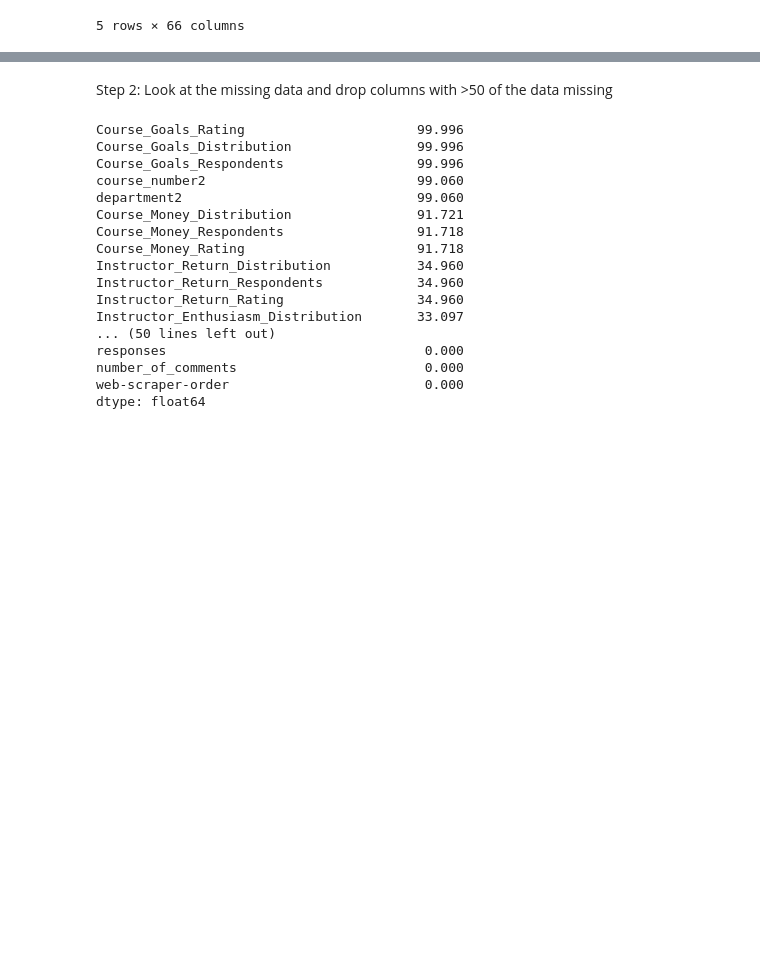
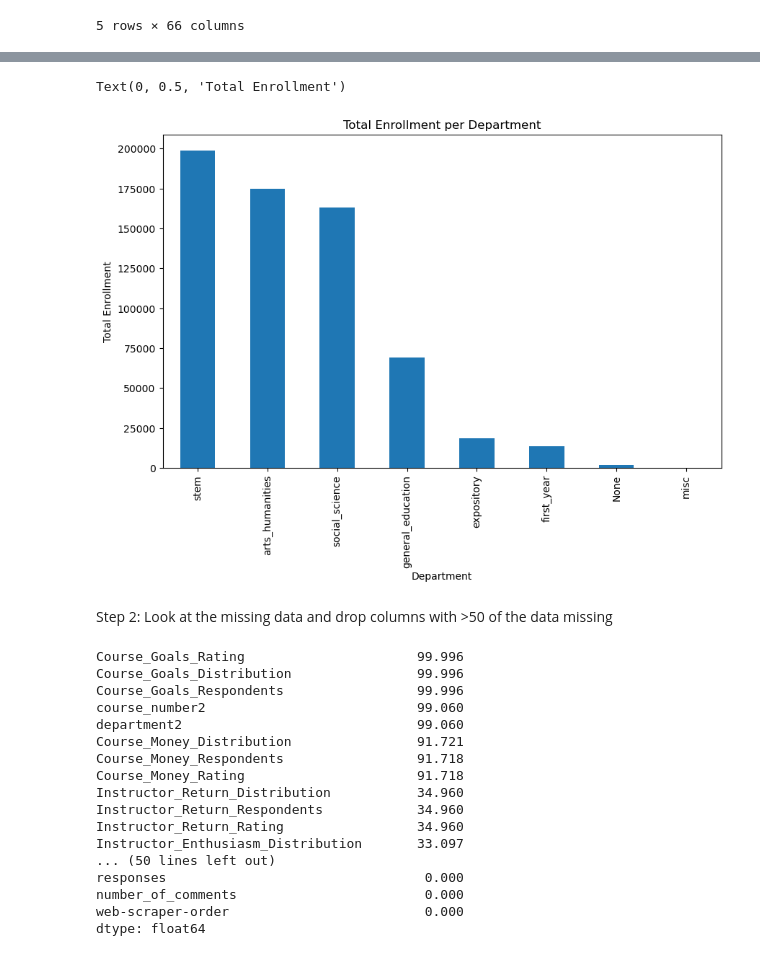
Before and after one commit to MattHAndrews/cs109a_final_project, a Jupyter notebook: Project.ipynb, the cells around one changed output, grey strips where cells are left out. Drawn from its saved outputs; the diff is of its cells as text; code cells hidden in the pictures; blank space fills up the shorter version.

```diff
--- a/Project.ipynb
+++ b/Project.ipynb
@@ -296,3 +324,16 @@ Step 1: Unravel the distributions
+# %%
+total_enrollment = df_copy.groupby('department')['enrollment'].sum().sort_values(ascending=False)
+
+# Plotting the total enrollment per department as a bar chart
+total_enrollment.plot(kind='bar', figsize=(10, 6))
+
+# Adding title and labels
+plt.title('Total Enrollment per Department')
+plt.xlabel('Department')
+plt.ylabel('Total Enrollment')
+# %% [output]
+Text(0, 0.5, 'Total Enrollment')
+[figure, added]
 # %% [markdown]
 Step 2: Look at the missing data and drop columns with >50 of the data missing
 # %%
```
Also changed, not shown: parts of 6 cells of this notebook.
